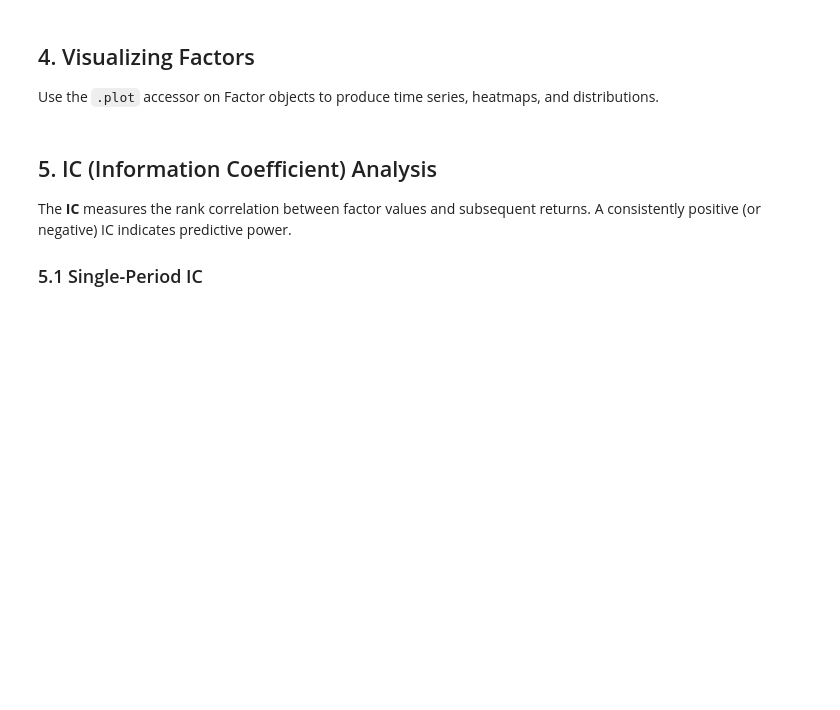
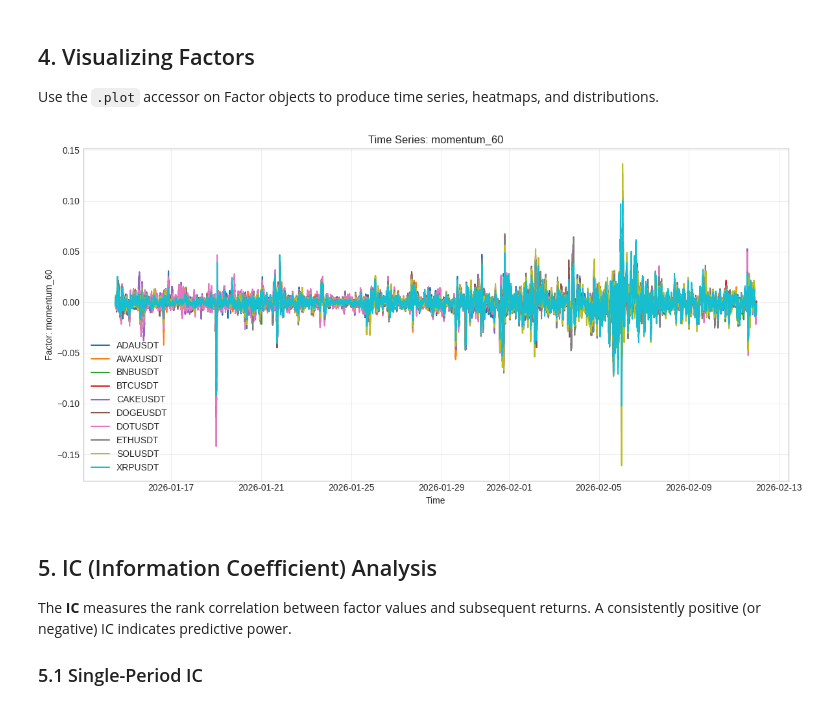
Before and after one commit to novis10813/factorium, a Jupyter notebook: examples/01_momentum_factor_research.ipynb, the cells around one changed output. Cells and saved outputs as stored; diff of their text form; code cells hidden in the pictures; blank space fills up the shorter version.

```diff
--- a/examples/01_momentum_factor_research.ipynb
+++ b/examples/01_momentum_factor_research.ipynb
@@ -122,5 +180,7 @@ print(f"MA crossover signal:       {len(ma_cross):,} rows")
 Use the `.plot` accessor on Factor objects to produce time series, heatmaps, and distributions.
 # %%
 # Time series of momentum for a few symbols
-momentum_60.plot.plot_timeseries(symbols=["BTCUSDT", "ETHUSDT", "SOLUSDT"])
+momentum_60.plot()
 plt.show()
+# %% [output]
+[figure, added]
```
Also changed, not shown: parts of 13 cells of this notebook, 1 other file.
